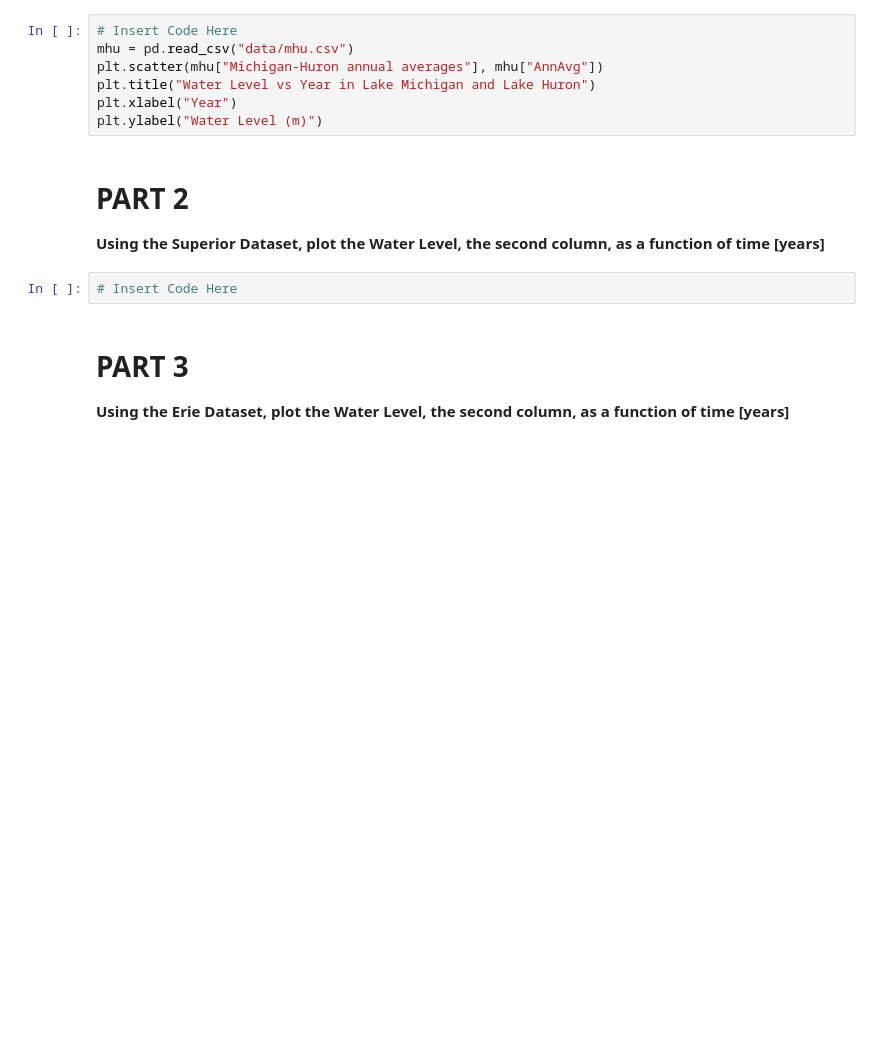
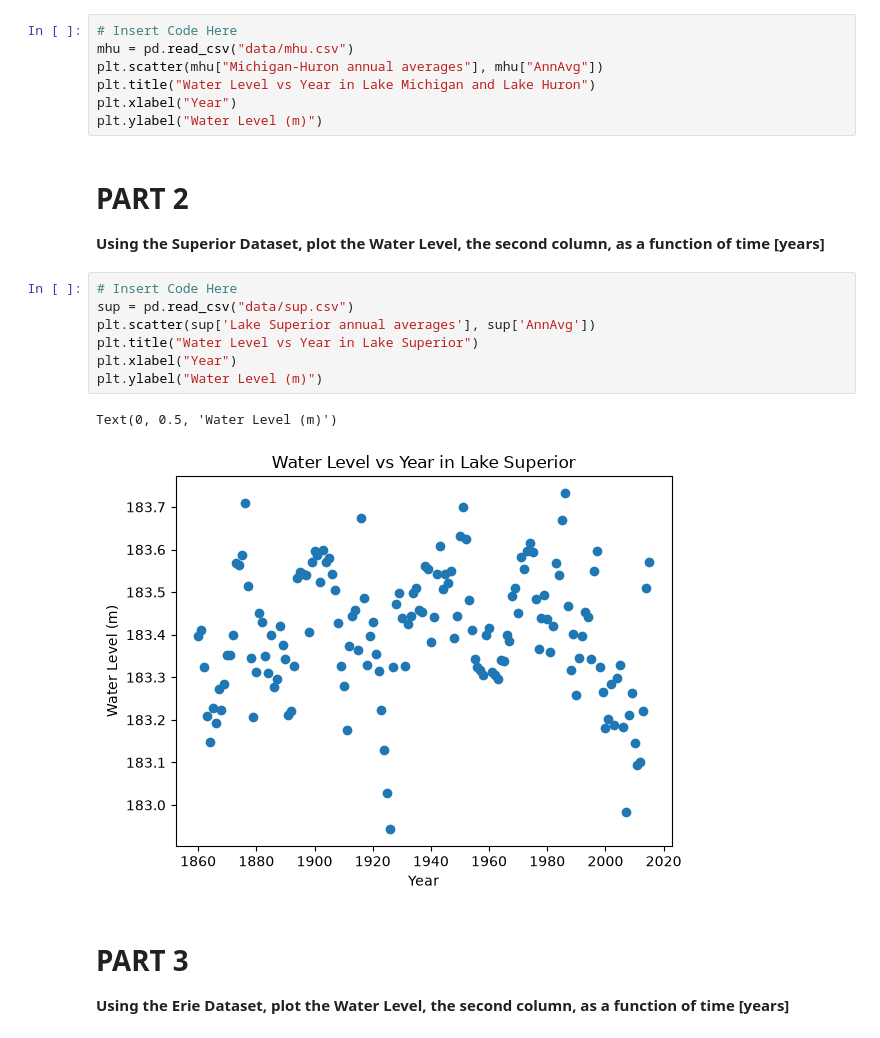
Before and after one commit to ngoharry13/CMSE202_Git_Started, a Jupyter notebook: Great_Lakes_and_Grand_River.ipynb, the cells around one changed output. Drawn from its saved outputs; the diff is of its cells as text; blank space fills up the shorter version.

```diff
--- a/Great_Lakes_and_Grand_River.ipynb
+++ b/Great_Lakes_and_Grand_River.ipynb
@@ -39,8 +39,16 @@ plt.ylabel("Water Level (m)")
 # PART 2
 
 **Using the Superior Dataset, plot the Water Level, the second column, as a function of time [years]**
-# %%
-# Insert Code Here
+# %%
+# Insert Code Here
+sup = pd.read_csv("data/sup.csv")
+plt.scatter(sup['Lake Superior annual averages'], sup['AnnAvg'])
+plt.title("Water Level vs Year in Lake Superior")
+plt.xlabel("Year")
+plt.ylabel("Water Level (m)")
+# %% [output]
+Text(0, 0.5, 'Water Level (m)')
+[figure, added]
 # %% [markdown]
 # PART 3
 
```
